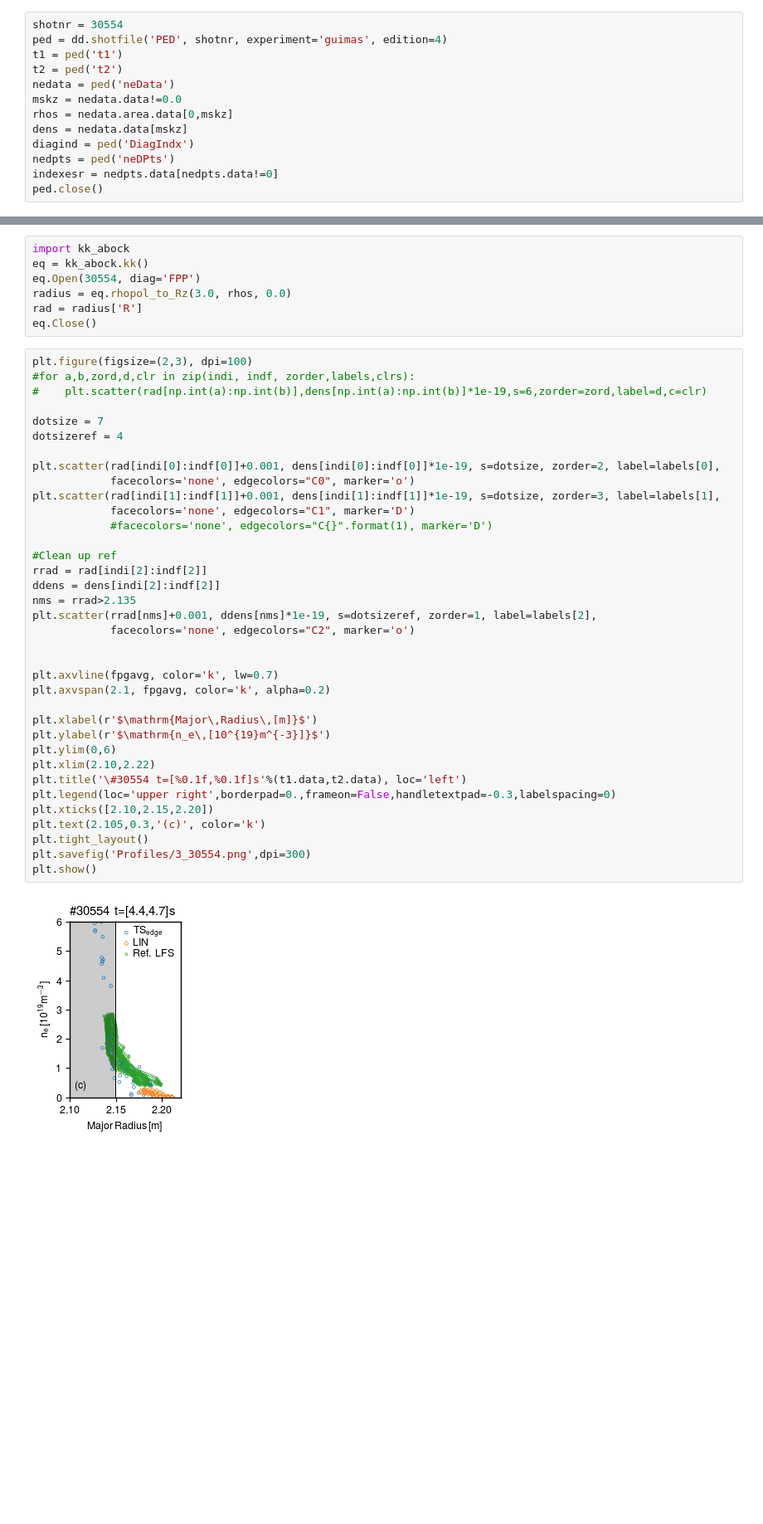
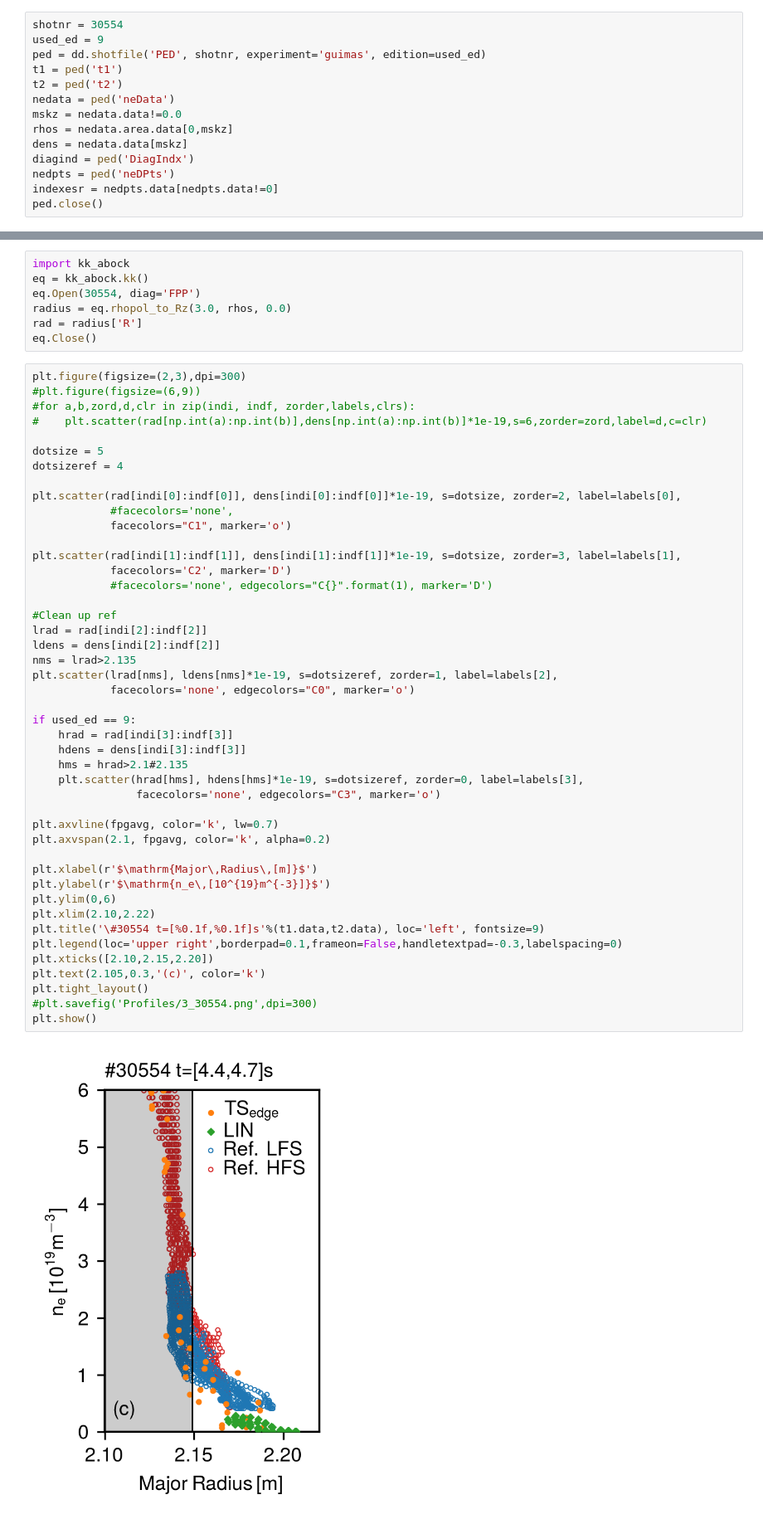
Before and after one commit to guimarais/Hmode_Figures, a Jupyter notebook: Phase_III_AUGPED_Comp.ipynb, the cells around one changed output, grey strips where cells are left out. Shown: that part at 83% size. Drawn from its saved outputs; the diff is of its cells as text; blank space fills up the shorter version.

Commit message:
Updated versions for PED shotfiles v 7 8 9

```diff
--- a/Phase_III_AUGPED_Comp.ipynb
+++ b/Phase_III_AUGPED_Comp.ipynb
@@ -15,7 +15,8 @@ Edition 4: Phase III
 Edition 6 is ruined?
 # %%
 shotnr = 30554
-ped = dd.shotfile('PED', shotnr, experiment='guimas', edition=4)
+used_ed = 9
+ped = dd.shotfile('PED', shotnr, experiment='guimas', edition=used_ed)
 t1 = ped('t1')
 t2 = ped('t2')
 nedata = ped('neData')
@@ -50,40 +62,49 @@ radius = eq.rhopol_to_Rz(3.0, rhos, 0.0)
 rad = radius['R']
 eq.Close()
 # %%
-plt.figure(figsize=(2,3), dpi=100)
+plt.figure(figsize=(2,3),dpi=300)
+#plt.figure(figsize=(6,9))
 #for a,b,zord,d,clr in zip(indi, indf, zorder,labels,clrs):
 #    plt.scatter(rad[np.int(a):np.int(b)],dens[np.int(a):np.int(b)]*1e-19,s=6,zorder=zord,label=d,c=clr)
 
-dotsize = 7
+dotsize = 5
 dotsizeref = 4
 
-plt.scatter(rad[indi[0]:indf[0]]+0.001, dens[indi[0]:indf[0]]*1e-19, s=dotsize, zorder=2, label=labels[0],
-            facecolors='none', edgecolors="C0", marker='o')
-plt.scatter(rad[indi[1]:indf[1]]+0.001, dens[indi[1]:indf[1]]*1e-19, s=dotsize, zorder=3, label=labels[1],
-            facecolors='none', edgecolors="C1", marker='D')
+plt.scatter(rad[indi[0]:indf[0]], dens[indi[0]:indf[0]]*1e-19, s=dotsize, zorder=2, label=labels[0],
+            #facecolors='none',
+            facecolors="C1", marker='o')
+
+plt.scatter(rad[indi[1]:indf[1]], dens[indi[1]:indf[1]]*1e-19, s=dotsize, zorder=3, label=labels[1],
+            facecolors='C2', marker='D')
             #facecolors='none', edgecolors="C{}".format(1), marker='D')
 
 #Clean up ref
-rrad = rad[indi[2]:indf[2]]
-ddens = dens[indi[2]:indf[2]]
-nms = rrad>2.135
-plt.scatter(rrad[nms]+0.001, ddens[nms]*1e-19, s=dotsizeref, zorder=1, label=labels[2],
-            facecolors='none', edgecolors="C2", marker='o')
+lrad = rad[indi[2]:indf[2]]
+ldens = dens[indi[2]:indf[2]]
+nms = lrad>2.135
+plt.scatter(lrad[nms], ldens[nms]*1e-19, s=dotsizeref, zorder=1, label=labels[2],
+            facecolors='none', edgecolors="C0", marker='o')
 
+if used_ed == 9:
+    hrad = rad[indi[3]:indf[3]]
+    hdens = dens[indi[3]:indf[3]]
+    hms = hrad>2.1#2.135
+    plt.scatter(hrad[hms], hdens[hms]*1e-19, s=dotsizeref, zorder=0, label=labels[3],
+                facecolors='none', edgecolors="C3", marker='o')
 
 plt.axvline(fpgavg, color='k', lw=0.7)
 plt.axvspan(2.1, fpgavg, color='k', alpha=0.2)
 
 plt.xlabel(r'$\mathrm{Major\,Radius\,[m]}$')
 plt.ylabel(r'$\mathrm{n_e\,[10^{19}m^{-3}]}$')
 plt.ylim(0,6)
 plt.xlim(2.10,2.22)
-plt.title('\#30554 t=[%0.1f,%0.1f]s'%(t1.data,t2.data), loc='left')
-plt.legend(loc='upper right',borderpad=0.,frameon=False,handletextpad=-0.3,labelspacing=0)
+plt.title('\#30554 t=[%0.1f,%0.1f]s'%(t1.data,t2.data), loc='left', fontsize=9)
+plt.legend(loc='upper right',borderpad=0.1,frameon=False,handletextpad=-0.3,labelspacing=0)
 plt.xticks([2.10,2.15,2.20])
 plt.text(2.105,0.3,'(c)', color='k')
 plt.tight_layout()
-plt.savefig('Profiles/3_30554.png',dpi=300)
+#plt.savefig('Profiles/3_30554.png',dpi=300)
 plt.show()
 # %% [output]
-[figure, old version]
+[figure, new version]
```
Also changed, not shown: parts of 11 cells of this notebook, 18 other files.
